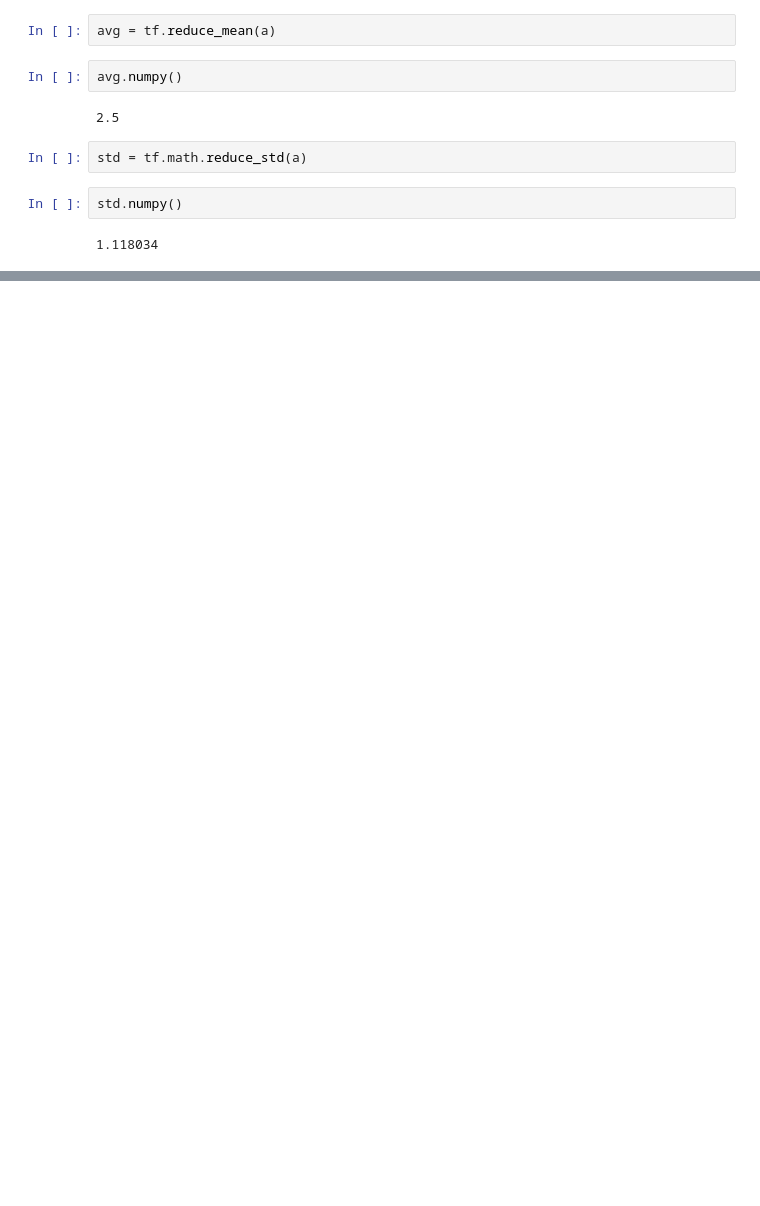
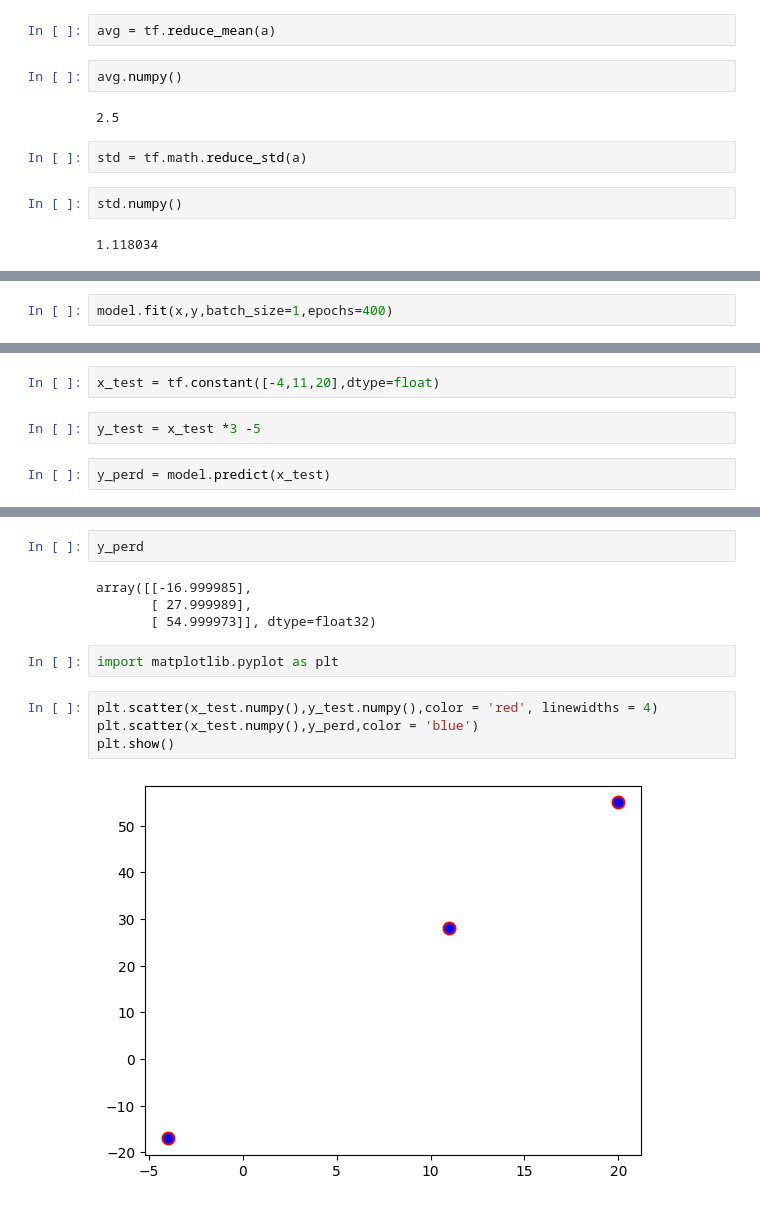
Before and after one commit to Mahdi-Miri/TensorFlow, a Jupyter notebook: TensorFlow.ipynb, the cells around one changed output, grey strips where cells are left out. Cells and saved outputs as stored; diff of their text form; blank space fills up the shorter version.

```diff
--- a/TensorFlow.ipynb
+++ b/TensorFlow.ipynb
@@ -180,0 +213,2 @@ std.numpy()
+# %%
+model.fit(x,y,batch_size=1,epochs=400)
@@ -180,0 +234,6 @@ std.numpy()
+# %%
+x_test = tf.constant([-4,11,20],dtype=float)
+# %%
+y_test = x_test *3 -5
+# %%
+y_perd = model.predict(x_test)
@@ -180,0 +242,14 @@ std.numpy()
+# %%
+y_perd
+# %% [output]
+array([[-16.999985],
+       [ 27.999989],
+       [ 54.999973]], dtype=float32)
+# %%
+import matplotlib.pyplot as plt
+# %%
+plt.scatter(x_test.numpy(),y_test.numpy(),color = 'red', linewidths = 4)
+plt.scatter(x_test.numpy(),y_perd,color = 'blue')
+plt.show()
+# %% [output]
+[figure, added]
```
Also changed, not shown: parts of 10 cells of this notebook.
